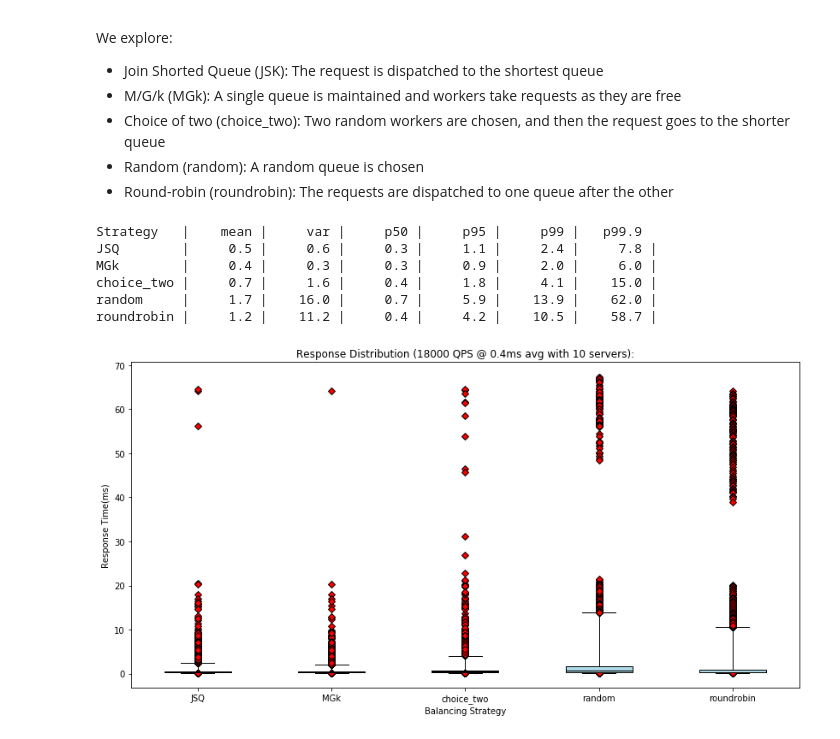
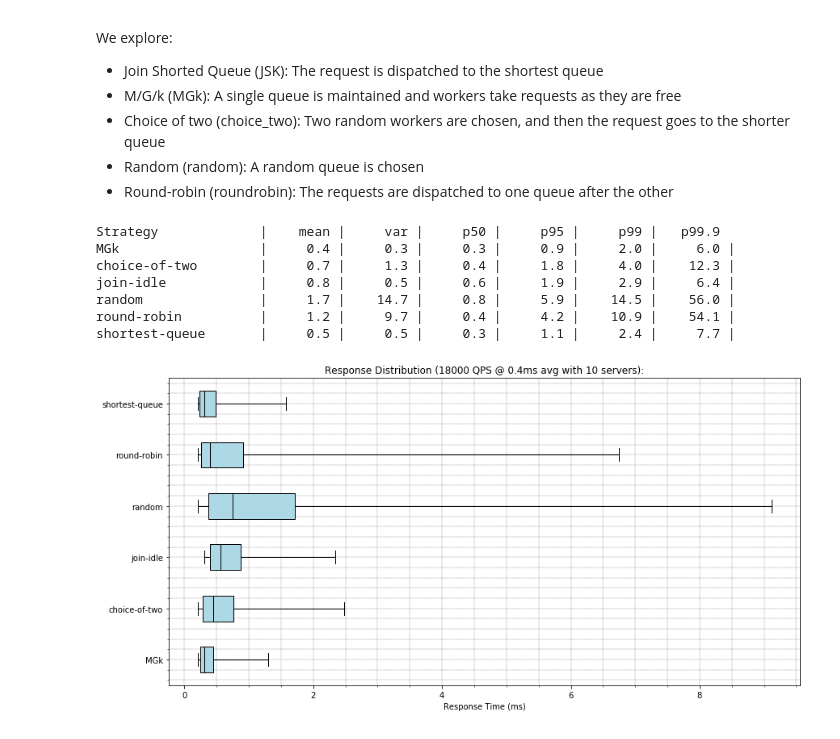
Before and after one commit to jolynch/performance-analysis, a Jupyter notebook: notebooks/queueing_theory/queueing_analysis.ipynb, the cells around one changed output. Drawn from its saved outputs; the diff is of its cells as text; code cells hidden in the pictures.

```diff
--- a/notebooks/queueing_theory/queueing_analysis.ipynb
+++ b/notebooks/queueing_theory/queueing_analysis.ipynb
@@ -6,11 +6,13 @@ In this notebook we look at the relative performance of a single queue vs multip
 using the [Simpy](https://simpy.readthedocs.io/en/latest/) framework as well as exploring various
 common load balancing algorithms and their performance in M/G/k systems.
 # %%
+from collections import namedtuple
 import random
 
 import numpy as np
 import simpy
 
+LatencyDatum = namedtuple('LatencyDatum', ('t_queued', 't_processing', 't_total'))
 
 class RequestSimulator(object):
     """ Simulates a M/G/k process common in request processing (computing)
@@ -80,7 +82,7 @@ class RequestSimulator(object):
             t_processing = t_done - t_start
             t_total_response = t_done - t_arrive
 
-            datum = (t_queued, t_processing, t_total_response)
+            datum = LatencyDatum(t_queued, t_processing, t_total_response)
             self.data.append(datum)
 
 
@@ -478,6 +472,13 @@ We explore:
 * Random (random): A random queue is chosen
 * Round-robin (roundrobin): The requests are dispatched to one queue after the other
 # %%
+lb_algos = {
+    'choice-of-two': choice_two_lb,
+    'random': random_lb,
+    'round-robin': rr_lb,
+    'shortest-queue': shortest_queue_lb,
+}
+
 lbs = {
     k : [i[2] for i in run_simulation((SERVERS, 1), v, NUM_REQUESTS, QPS, pareto(AVG_RESPONSE_MS, 2))]
     for (k, v) in lb_algos.items()
@@ -485,9 +486,14 @@ lbs = {
 lbs['MGk'] = [
     i[2] for i in run_simulation((1, SERVERS), rr_lb, NUM_REQUESTS, QPS, pareto(AVG_RESPONSE_MS, 2))]
 
+lbs['join-idle'] = [
+    i[2] for i in run_simulation((1, SERVERS), rr_lb, NUM_REQUESTS, QPS,
+                                 lambda request: 0.1 + pareto(AVG_RESPONSE_MS, 2)(request))
+]
+
 types = sorted(lbs.keys())
 
-hdr = "{0:10} | {1:>7} | {2:>7} | {3:>7} | {4:>7} | {5:>7} | {6:>7} ".format(
+hdr = "{0:20} | {1:>7} | {2:>7} | {3:>7} | {4:>7} | {5:>7} | {6:>7} ".format(
 "Strategy", "mean", "var", "p50", "p95", "p99", "p99.9")
 #hdr = "Strategy   |  mean   |   var   |   p50   | p95 | p99 | p99.9 | max"
 print(hdr)
@@ -495,43 +501,35 @@ for lb in types:
     mean = np.mean(lbs[lb])
     var = np.var(lbs[lb])
     percentiles = np.percentile(lbs[lb], [50, 95, 99, 99.9])
-    print ("{0:10} | {1:7.1f} | {2:7.1f} | {3:7.1f} | {4:7.1f} | {5:>7.1f} | {6:7.1f} |".format(
+    print ("{0:20} | {1:7.1f} | {2:7.1f} | {3:7.1f} | {4:7.1f} | {5:>7.1f} | {6:7.1f} |".format(
         lb, mean, var, percentiles[0], percentiles[1], percentiles[2],
         percentiles[3]
     ))
 # %% [output]
-Strategy   |    mean |     var |     p50 |     p95 |     p99 |   p99.9
-JSQ        |     0.5 |     0.6 |     0.3 |     1.1 |     2.4 |     7.8 |
-MGk        |     0.4 |     0.3 |     0.3 |     0.9 |     2.0 |     6.0 |
-choice_two |     0.7 |     1.6 |     0.4 |     1.8 |     4.1 |    15.0 |
-random     |     1.7 |    16.0 |     0.7 |     5.9 |    13.9 |    62.0 |
-roundrobin |     1.2 |    11.2 |     0.4 |     4.2 |    10.5 |    58.7 |
+Strategy             |    mean |     var |     p50 |     p95 |     p99 |   p99.9
+MGk                  |     0.4 |     0.3 |     0.3 |     0.9 |     2.0 |     6.0 |
+choice-of-two        |     0.7 |     1.3 |     0.4 |     1.8 |     4.0 |    12.3 |
+join-idle            |     0.8 |     0.5 |     0.6 |     1.9 |     2.9 |     6.4 |
+random               |     1.7 |    14.7 |     0.8 |     5.9 |    14.5 |    56.0 |
+round-robin          |     1.2 |     9.7 |     0.4 |     4.2 |    10.9 |    54.1 |
+shortest-queue       |     0.5 |     0.5 |     0.3 |     1.1 |     2.4 |     7.7 |
 # %%
-import numpy as np
-import matplotlib.patches as mpatches
-import matplotlib.pyplot as plt
-
-
-def color_bplot(bp, edge_color, fill_color):
-    for element in ['boxes', 'whiskers', 'fliers', 'means', 'medians', 'caps']:
-        plt.setp(bp[element], color=edge_color)
-
-    for box in bp['boxes']:
-        box.set_facecolor(fill_color)
-
 fig1, ax = plt.subplots(figsize=(14,7))
 
 diamond = dict(markerfacecolor='r', marker='D')
 
 data = [lbs[i] for i in types]
-bplot1 = ax.boxplot(data,whis=[1,99],showfliers=True,flierprops=diamond, labels=types, patch_artist=True)
+bplot1 = ax.boxplot(data, whis=[2.5,97.5],showfliers=False,flierprops=flier, labels=types,
+                    patch_artist=True, vert=False)
 color_bplot(bplot1, 'black', 'lightblue')
 
 plt.title('Response Distribution ({0} QPS @ {1}ms avg with {2} servers):'.format(
     QPS, AVG_RESPONSE_MS, SERVERS)
 )
-plt.xlabel('Balancing Strategy')
-plt.ylabel('Response Time(ms)')
+plt.minorticks_on()
+plt.grid(which='major', linestyle=':', linewidth='0.4', color='black')
+plt.grid(which='minor', linestyle=':', linewidth='0.4', color='black')
+plt.xlabel('Response Time (ms)')
 plt.show()
 # %% [output]
-[figure, old version]
+[figure, new version]
```
Also changed, not shown: parts of 9 cells of this notebook.
